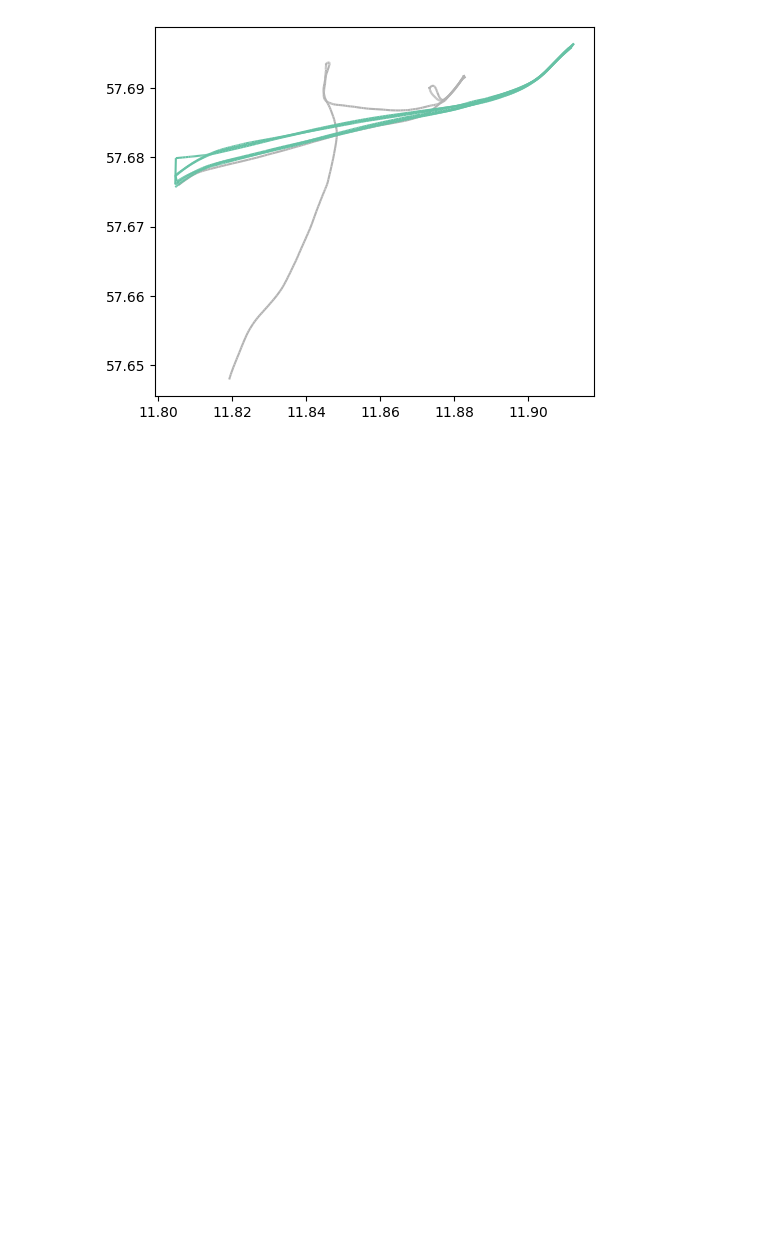
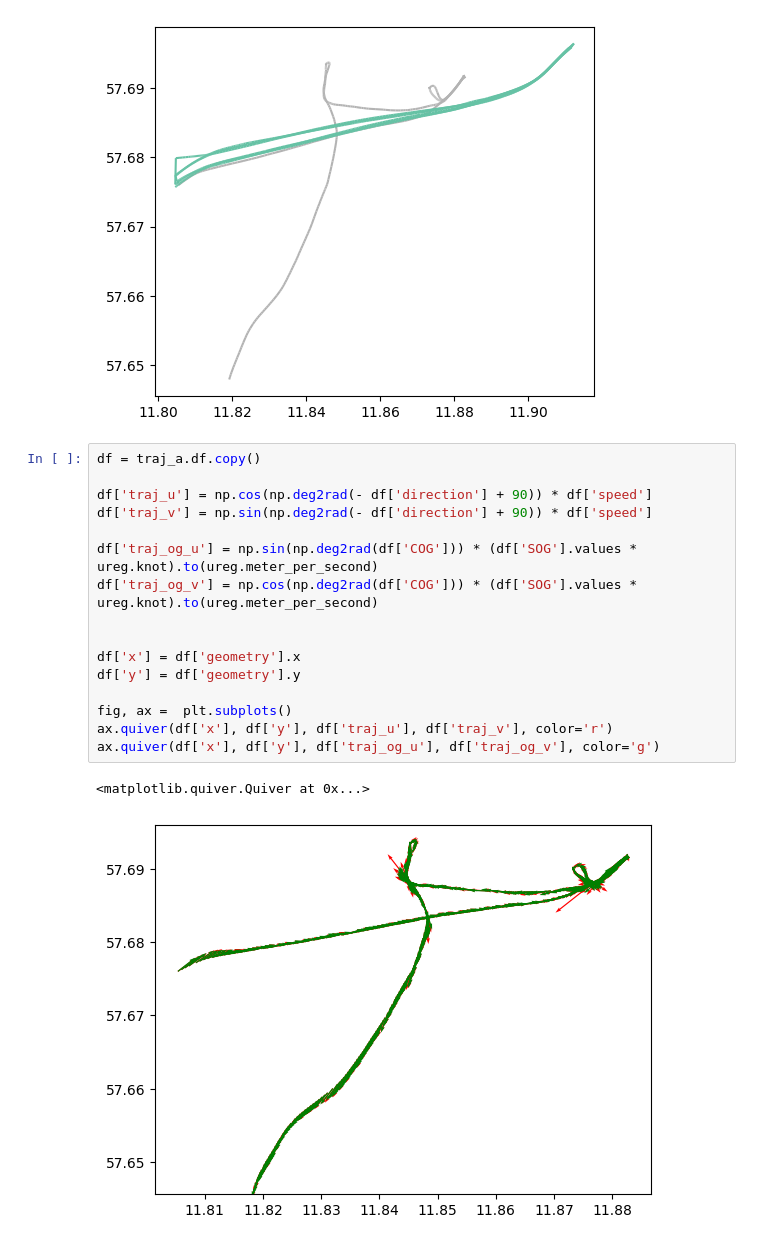
Before and after one commit to SiggyF/movingpandas-examples, a Jupyter notebook: 2-analysis-examples/ship-collisions.ipynb, the cells around one changed output. Drawn from its saved outputs; the diff is of its cells as text; blank space fills up the shorter version.

```diff
--- a/2-analysis-examples/ship-collisions.ipynb
+++ b/2-analysis-examples/ship-collisions.ipynb
@@ -145,3 +145,22 @@ traj_collection_ab.plot(ax=ax, column='MMSI', cmap='Set2')
 # %% [output]
 <Axes: >
 [figure]
+# %%
+df = traj_a.df.copy()
+
+df['traj_u'] = np.cos(np.deg2rad(- df['direction'] + 90)) * df['speed']
+df['traj_v'] = np.sin(np.deg2rad(- df['direction'] + 90)) * df['speed']
+
+df['traj_og_u'] = np.sin(np.deg2rad(df['COG'])) * (df['SOG'].values * ureg.knot).to(ureg.meter_per_second)
+df['traj_og_v'] = np.cos(np.deg2rad(df['COG'])) * (df['SOG'].values * ureg.knot).to(ureg.meter_per_second)
+
+
+df['x'] = df['geometry'].x
+df['y'] = df['geometry'].y
+
+fig, ax =  plt.subplots()
+ax.quiver(df['x'], df['y'], df['traj_u'], df['traj_v'], color='r')
+ax.quiver(df['x'], df['y'], df['traj_og_u'], df['traj_og_v'], color='g')
+# %% [output]
+<matplotlib.quiver.Quiver at 0x...>
+[figure, added]
```
Also changed, not shown: parts of 13 cells of this notebook.
